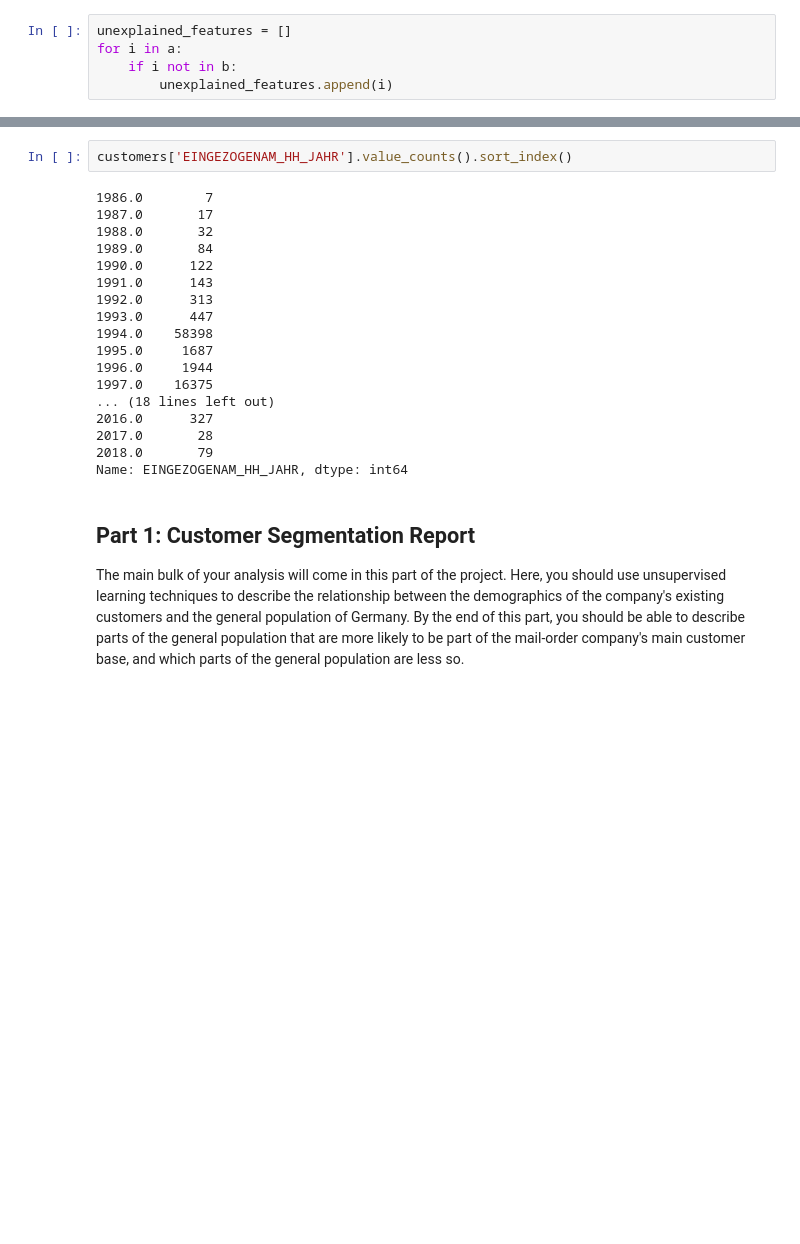
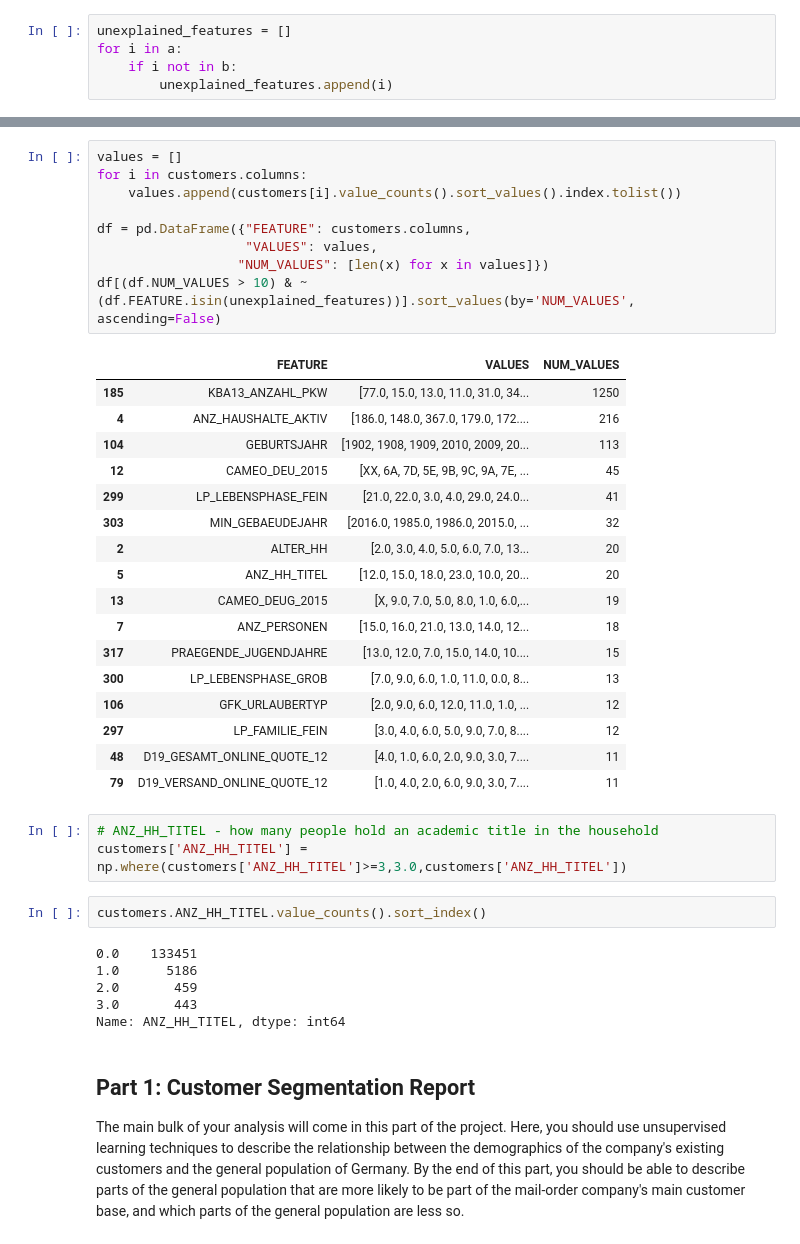
Before and after one commit to willacya/Bertelsmann-Arvato-Project, a Jupyter notebook: Arvato Project Workbook.ipynb, the cells around one changed output, grey strips where cells are left out. Saved outputs shown, nothing was run; the diff lists cells and outputs as text; blank space fills up the shorter version.

```diff
--- a/Arvato Project Workbook.ipynb
+++ b/Arvato Project Workbook.ipynb
@@ -264,23 +284,41 @@ df.sort_values(by='NUM_VALUES', ascending=False)
+# %%
+values = []
+for i in customers.columns:
+    values.append(customers[i].value_counts().sort_values().index.tolist())
+
+df = pd.DataFrame({"FEATURE": customers.columns,
+                   "VALUES": values,
+                  "NUM_VALUES": [len(x) for x in values]})
+df[(df.NUM_VALUES > 10) & ~(df.FEATURE.isin(unexplained_features))].sort_values(by='NUM_VALUES', ascending=False)
+# %% [output]
+|  | FEATURE | VALUES | NUM_VALUES |
+| 185 | KBA13_ANZAHL_PKW | [77.0, 15.0, 13.0, 11.0, 31.0, 34... | 1250 |
+| 4 | ANZ_HAUSHALTE_AKTIV | [186.0, 148.0, 367.0, 179.0, 172.... | 216 |
+| 104 | GEBURTSJAHR | [1902, 1908, 1909, 2010, 2009, 20... | 113 |
+| 12 | CAMEO_DEU_2015 | [XX, 6A, 7D, 5E, 9B, 9C, 9A, 7E, ... | 45 |
+| 299 | LP_LEBENSPHASE_FEIN | [21.0, 22.0, 3.0, 4.0, 29.0, 24.0... | 41 |
+| 303 | MIN_GEBAEUDEJAHR | [2016.0, 1985.0, 1986.0, 2015.0, ... | 32 |
+| 2 | ALTER_HH | [2.0, 3.0, 4.0, 5.0, 6.0, 7.0, 13... | 20 |
+| 5 | ANZ_HH_TITEL | [12.0, 15.0, 18.0, 23.0, 10.0, 20... | 20 |
+| 13 | CAMEO_DEUG_2015 | [X, 9.0, 7.0, 5.0, 8.0, 1.0, 6.0,... | 19 |
+| 7 | ANZ_PERSONEN | [15.0, 16.0, 21.0, 13.0, 14.0, 12... | 18 |
+| 317 | PRAEGENDE_JUGENDJAHRE | [13.0, 12.0, 7.0, 15.0, 14.0, 10.... | 15 |
+| 300 | LP_LEBENSPHASE_GROB | [7.0, 9.0, 6.0, 1.0, 11.0, 0.0, 8... | 13 |
+| 106 | GFK_URLAUBERTYP | [2.0, 9.0, 6.0, 12.0, 11.0, 1.0, ... | 12 |
+| 297 | LP_FAMILIE_FEIN | [3.0, 4.0, 6.0, 5.0, 9.0, 7.0, 8.... | 12 |
+| 48 | D19_GESAMT_ONLINE_QUOTE_12 | [4.0, 1.0, 6.0, 2.0, 9.0, 3.0, 7.... | 11 |
+| 79 | D19_VERSAND_ONLINE_QUOTE_12 | [1.0, 4.0, 2.0, 6.0, 9.0, 3.0, 7.... | 11 |
+# %%
+# ANZ_HH_TITEL - how many people hold an academic title in the household
+customers['ANZ_HH_TITEL'] = np.where(customers['ANZ_HH_TITEL']>=3,3.0,customers['ANZ_HH_TITEL'])
 # %%
-customers['EINGEZOGENAM_HH_JAHR'].value_counts().sort_index()
+customers.ANZ_HH_TITEL.value_counts().sort_index()
 # %% [output]
-1986.0        7
-1987.0       17
-1988.0       32
-1989.0       84
-1990.0      122
-1991.0      143
-1992.0      313
-1993.0      447
-1994.0    58398
-1995.0     1687
-1996.0     1944
-1997.0    16375
-... (18 lines left out)
-2016.0      327
-2017.0       28
-2018.0       79
-Name: EINGEZOGENAM_HH_JAHR, dtype: int64
+0.0    133451
+1.0      5186
+2.0       459
+3.0       443
+Name: ANZ_HH_TITEL, dtype: int64
 # %% [markdown]
 ## Part 1: Customer Segmentation Report
 
```
Also changed, not shown: parts of 5 cells of this notebook.
